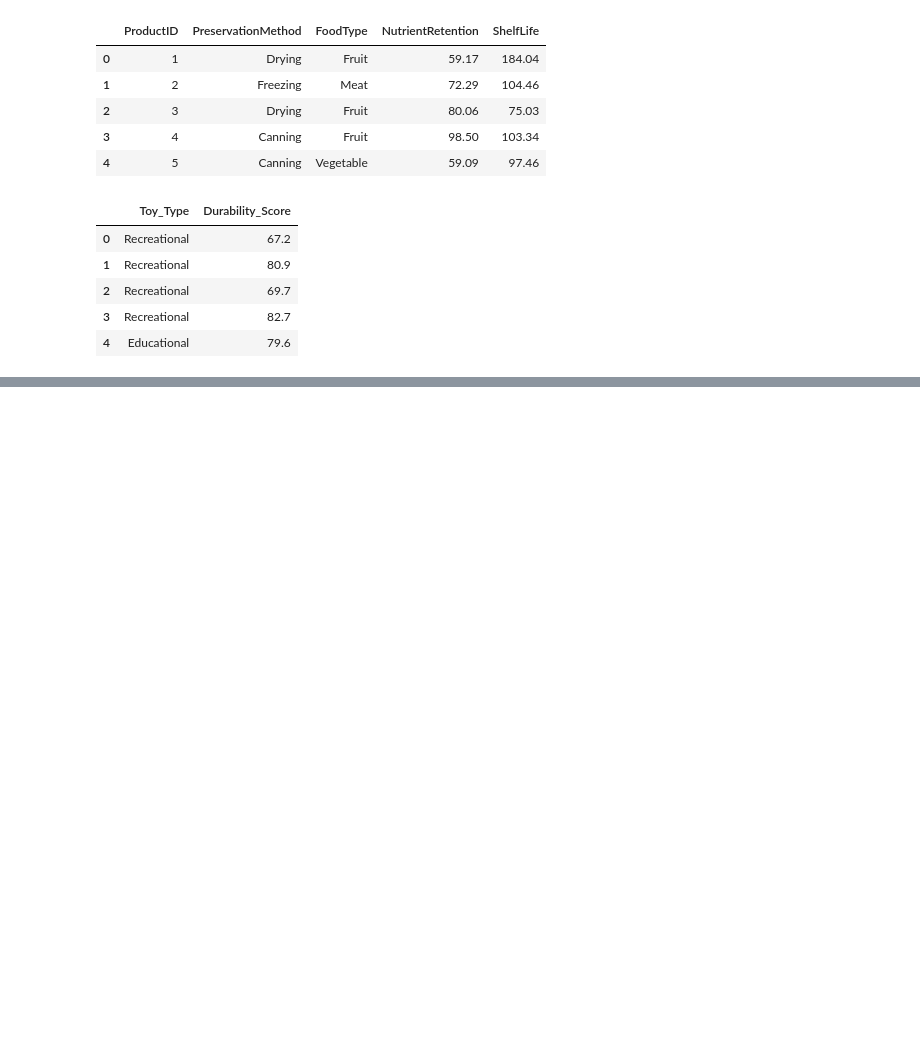
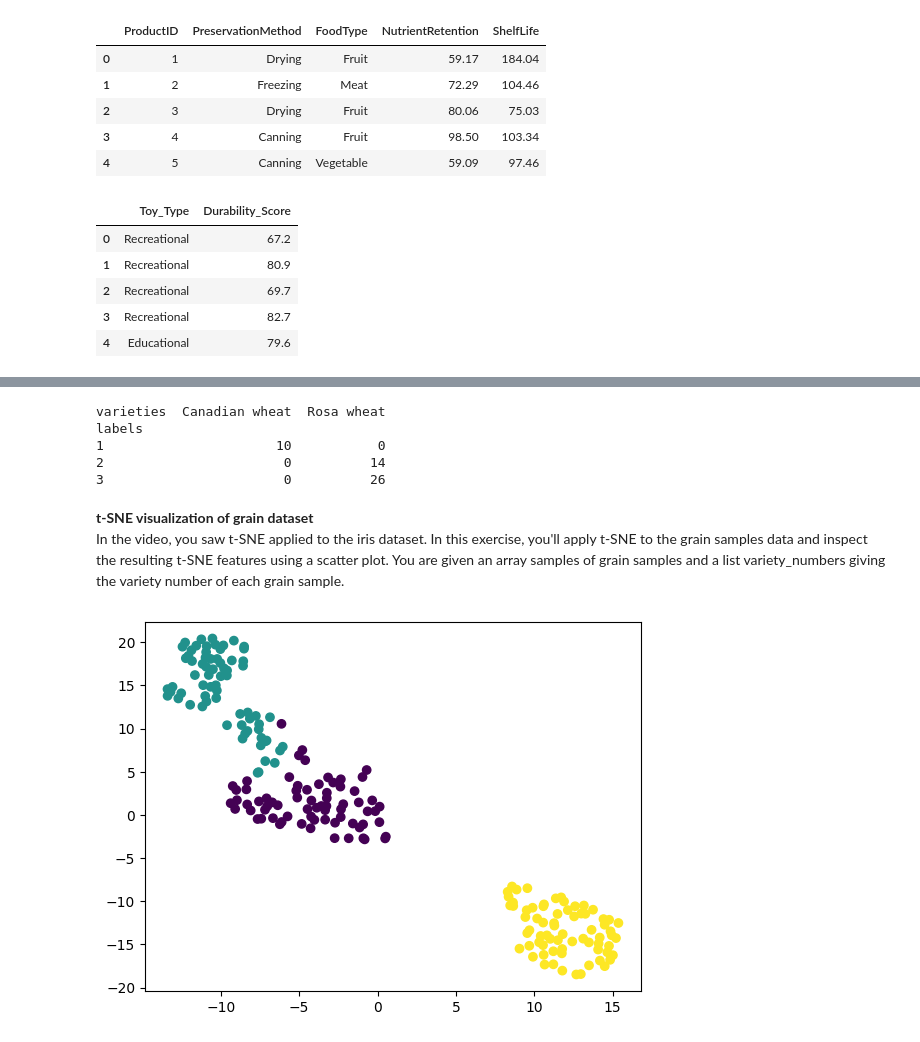
Before and after one commit to Rohanrathod7/my-ds-labs, a Jupyter notebook: 34_Unsupervised_Learning_in_Python/02_visualization_with_Hierarchical_Clustering_and_t-SNE.ipynb, the cells around one changed output, grey strips where cells are left out. Cells and saved outputs as stored; diff of their text form; code cells hidden in the pictures; blank space fills up the shorter version.

```diff
--- a/34_Unsupervised_Learning_in_Python/02_visualization_with_Hierarchical_Clustering_and_t-SNE.ipynb
+++ b/34_Unsupervised_Learning_in_Python/02_visualization_with_Hierarchical_Clustering_and_t-SNE.ipynb
@@ -440,0 +219,51 @@ Tuned Logistic Regression Parameters: {'logreg__C': np.float64(1.0), 'logreg__so
+# %%
+# Perform the necessary imports
+import pandas as pd
+from scipy.cluster.hierarchy import fcluster
+
+# Use fcluster to extract labels: labels
+labels = fcluster(mergings1, 6, criterion="distance")
+
+# Create a DataFrame with labels and varieties as columns: df
+df = pd.DataFrame({'labels': labels, 'varieties': varieties['varieties'].iloc[100:150]})
+
+# Create crosstab: ct
+ct = pd.crosstab(df["labels"], df["varieties"])
+
+# Display ct
+print(ct)
+
+# you've now mastered the fundamentals of k-Means and agglomerative hierarchical clustering.
+# Next, you'll learn about t-SNE, which is a powerful tool for visualizing high dimensional data.
+# %% [output]
+varieties  Canadian wheat  Rosa wheat
+labels
+1                      10           0
+2                       0          14
+3                       0          26
+# %% [markdown]
+**t-SNE visualization of grain dataset**
+In the video, you saw t-SNE applied to the iris dataset. In this exercise, you'll apply t-SNE to the grain samples data and inspect the resulting t-SNE features using a scatter plot. You are given an array samples of grain samples and a list variety_numbers giving the variety number of each grain sample.
+# %%
+# Import TSNE
+from sklearn.manifold import TSNE
+
+# Create a TSNE instance: model
+model = TSNE(learning_rate=200)
+
+# Apply fit_transform to samples: tsne_features
+tsne_features = model.fit_transform(samples1)            #seed
+
+# Select the 0th feature: xs
+xs = tsne_features[:,0]
+
+# Select the 1st feature: ys
+ys = tsne_features[:,1]
+
+# Scatter plot, coloring by variety_numbers
+plt.scatter(xs, ys, c=samples1.iloc[:,7])
+plt.show()
+
+# t-SNE visualization manages to separate the 3 varieties of grain samples. But how will it perform on the stock data? You'll find out in the next exercise!
+# %% [output]
+[figure, added]
```
Also changed, not shown: parts of 33 cells of this notebook.
